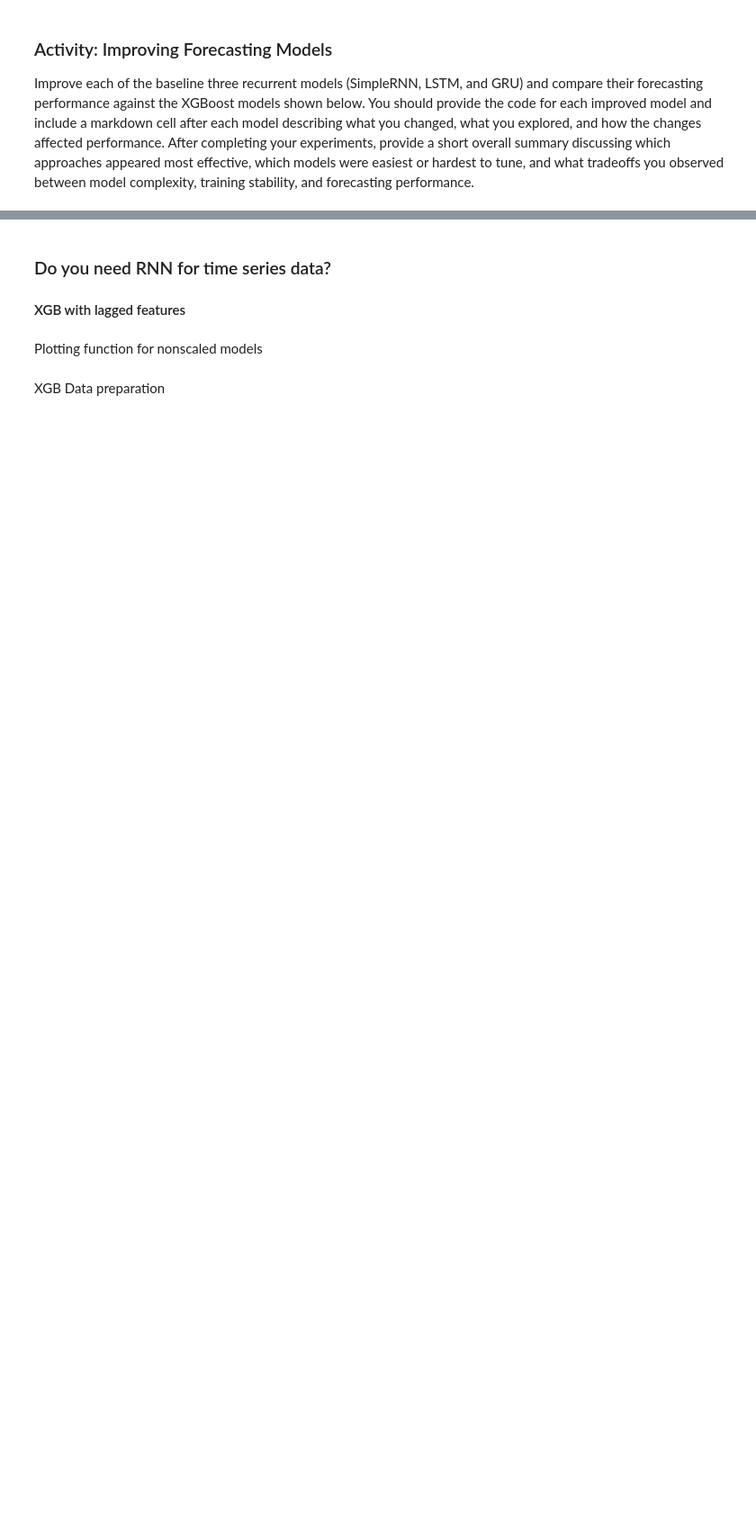
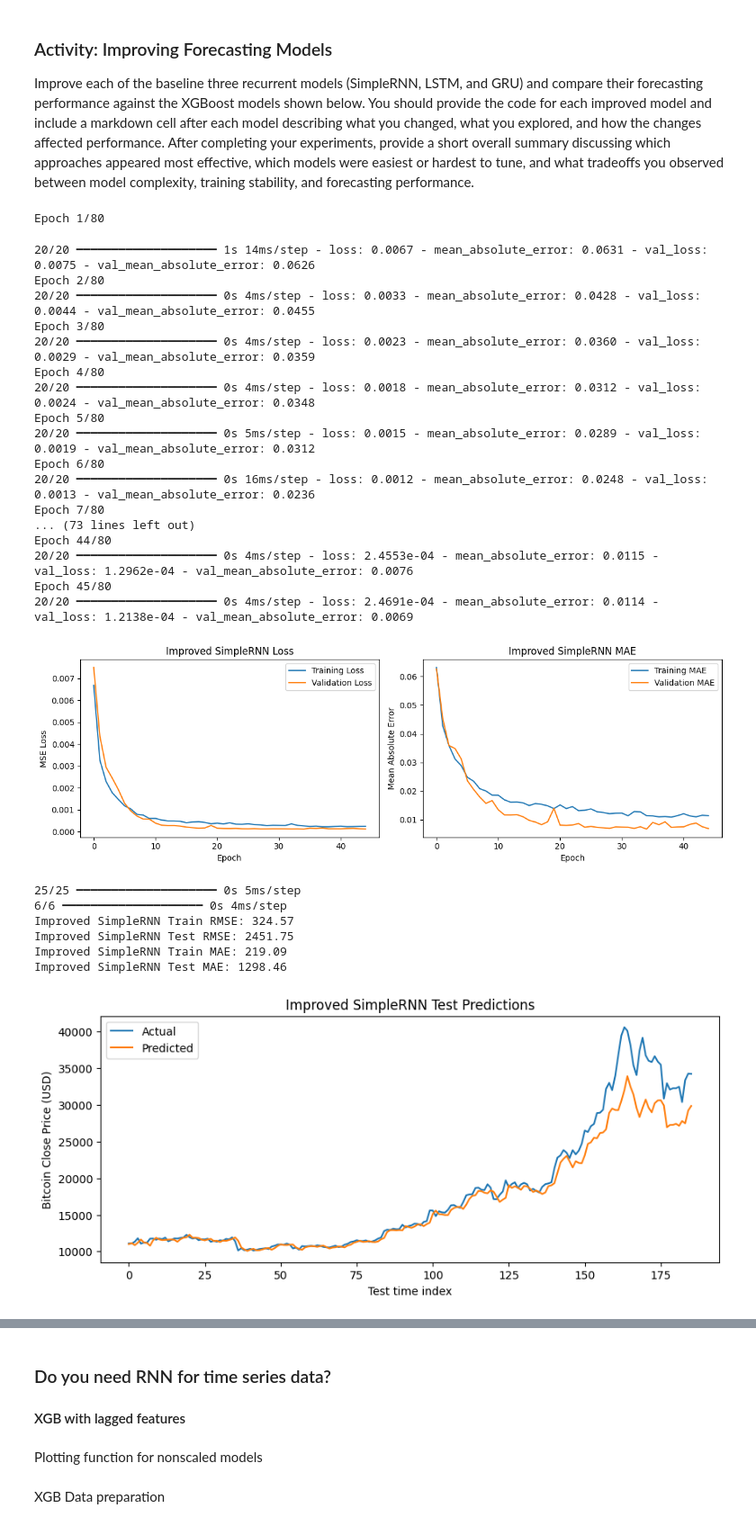
Before and after one commit to matthewkennedy22/Advanced-Machine-Learning, a Jupyter notebook: Week 9/Inclass_05_28.ipynb, the cells around one changed output, grey strips where cells are left out. Shown at 90% size. Cells and saved outputs as stored; diff of their text form; code cells hidden in the pictures; blank space fills up the shorter version.

```diff
--- a/Week 9/Inclass_05_28.ipynb
+++ b/Week 9/Inclass_05_28.ipynb
@@ -564,7 +706,7 @@ Improve each of the baseline three recurrent models (SimpleRNN, LSTM, and GRU) a
 # Improved SimpleRNN
 
 look_back_rnn = 14
-train_size_rnn = int(len(bitcoin) * 0.8)
+train_size_rnn = int(len(scaled_features) * 0.8)
 
 scaler_rnn = MinMaxScaler(feature_range=(0, 1))
 scaled_rnn = scaler_rnn.fit_transform(bitcoin_model[features])
@@ -586,30 +728,57 @@ improved_simple_rnn = Sequential([
 
 improved_simple_rnn.compile(
     optimizer=tf.keras.optimizers.Adam(learning_rate=1e-3),
     loss="mean_squared_error",
     metrics=["mean_absolute_error"],
 )
 
 improved_simple_rnn_history = improved_simple_rnn.fit(
     trainX_rnn,
     trainY_rnn,
     epochs=80,
     batch_size=32,
     validation_split=0.2,
     shuffle=False,
     callbacks=[early_stop],
     verbose=1,
 )
 
 plot_training_curves(improved_simple_rnn_history, "Improved SimpleRNN")
 
 evaluate_and_plot(
     improved_simple_rnn,
     trainX_rnn,
     testX_rnn,
     trainY_rnn,
     testY_rnn,
     scaler_rnn,
     target_index_rnn,
     "Improved SimpleRNN",
 )
+# %% [output]
+Epoch 1/80
+20/20 ━━━━━━━━━━━━━━━━━━━━ 1s 14ms/step - loss: 0.0067 - mean_absolute_error: 0.0631 - val_loss: 0.0075 - val_mean_absolute_error: 0.0626
+Epoch 2/80
+20/20 ━━━━━━━━━━━━━━━━━━━━ 0s 4ms/step - loss: 0.0033 - mean_absolute_error: 0.0428 - val_loss: 0.0044 - val_mean_absolute_error: 0.0455
+Epoch 3/80
+20/20 ━━━━━━━━━━━━━━━━━━━━ 0s 4ms/step - loss: 0.0023 - mean_absolute_error: 0.0360 - val_loss: 0.0029 - val_mean_absolute_error: 0.0359
+Epoch 4/80
+20/20 ━━━━━━━━━━━━━━━━━━━━ 0s 4ms/step - loss: 0.0018 - mean_absolute_error: 0.0312 - val_loss: 0.0024 - val_mean_absolute_error: 0.0348
+Epoch 5/80
+20/20 ━━━━━━━━━━━━━━━━━━━━ 0s 5ms/step - loss: 0.0015 - mean_absolute_error: 0.0289 - val_loss: 0.0019 - val_mean_absolute_error: 0.0312
+Epoch 6/80
+20/20 ━━━━━━━━━━━━━━━━━━━━ 0s 16ms/step - loss: 0.0012 - mean_absolute_error: 0.0248 - val_loss: 0.0013 - val_mean_absolute_error: 0.0236
+Epoch 7/80
+... (73 lines left out)
+Epoch 44/80
+20/20 ━━━━━━━━━━━━━━━━━━━━ 0s 4ms/step - loss: 2.4553e-04 - mean_absolute_error: 0.0115 - val_loss: 1.2962e-04 - val_mean_absolute_error: 0.0076
+Epoch 45/80
+20/20 ━━━━━━━━━━━━━━━━━━━━ 0s 4ms/step - loss: 2.4691e-04 - mean_absolute_error: 0.0114 - val_loss: 1.2138e-04 - val_mean_absolute_error: 0.0069
+[figure, added]
+25/25 ━━━━━━━━━━━━━━━━━━━━ 0s 5ms/step
+6/6 ━━━━━━━━━━━━━━━━━━━━ 0s 4ms/step
+Improved SimpleRNN Train RMSE: 324.57
+Improved SimpleRNN Test RMSE: 2451.75
+Improved SimpleRNN Train MAE: 219.09
+Improved SimpleRNN Test MAE: 1298.46
+[figure, added]
```
Also changed, not shown: parts of 35 cells of this notebook, 5 other files.
